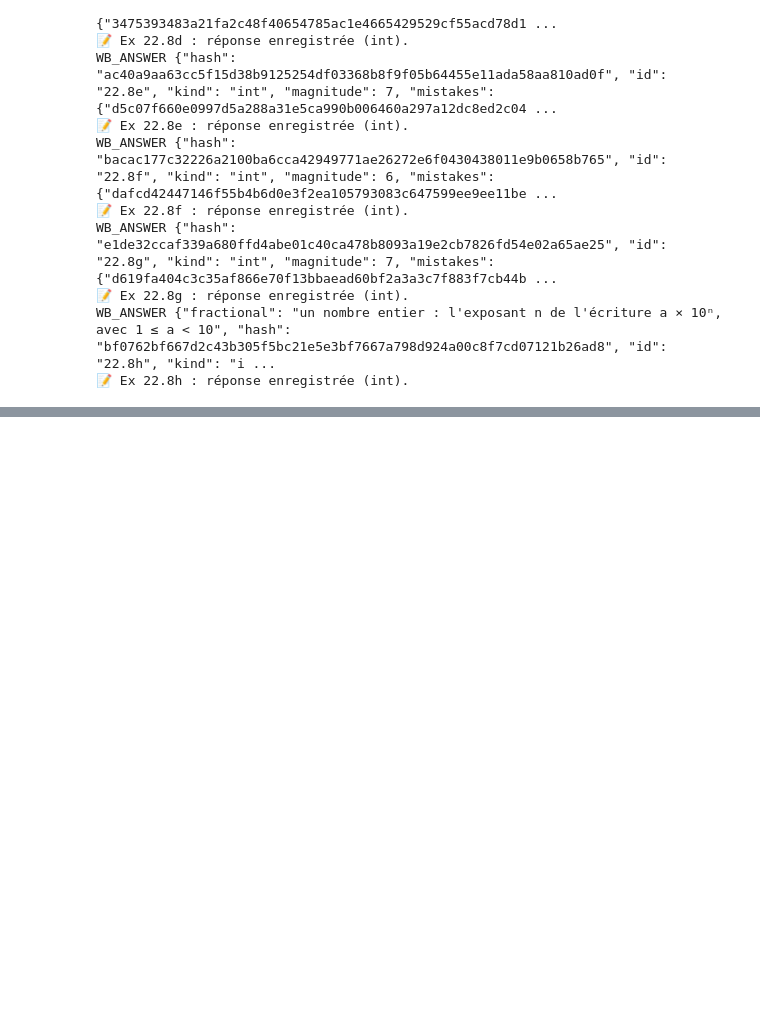
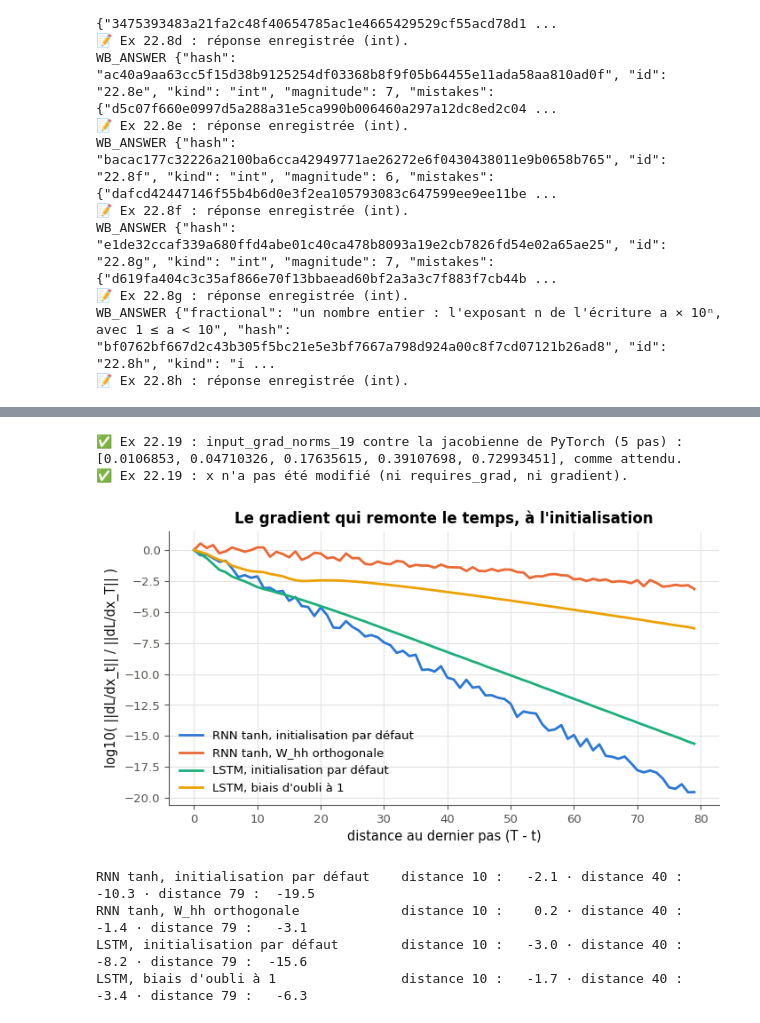
Before and after one commit to cemah2/workbookIA, a Jupyter notebook: chapitres/ch22_rnn/05_solutions.ipynb, the cells around one changed output, grey strips where cells are left out. Drawn from its saved outputs; the diff is of its cells as text; code cells hidden in the pictures; blank space fills up the shorter version.

```diff
--- a/chapitres/ch22_rnn/05_solutions.ipynb
+++ b/chapitres/ch22_rnn/05_solutions.ipynb
@@ -628,0 +1173,64 @@ WB_ANSWER {"fractional": "un nombre entier : l'exposant n de l'écriture a × 10
+# %%
+def input_grad_norms_19(model, x):
+    """For a batch-first recurrent module (nn.RNN, nn.LSTM or nn.GRU) and inputs x of shape (N, T, D), return the
+    T norms ||dL/dx_t||, a NumPy array of shape (T,), where L = output[:, -1].sum() is the sum of the outputs of the
+    last step and the norm of step t is taken over the whole slice dL/dx[:, t, :]. x itself is left unchanged."""
+    inputs = x.detach().clone().requires_grad_(True)      # a leaf of its own: x keeps no gradient
+    output, _ = model(inputs)
+    output[:, -1].sum().backward()
+    return inputs.grad.norm(dim=(0, 2)).numpy()           # one norm per time step, over the batch and the features
+
+
+grads_ok_19 = False
+with checked("22.19"):
+    torch.manual_seed(2219)
+    small_19 = nn.RNN(3, 4, batch_first=True)
+    x_small_19 = torch.randn(2, 5, 3)
+    jacobian_19 = torch.autograd.functional.jacobian(lambda inputs: small_19(inputs)[0][:, -1].sum(), x_small_19)
+    got_19 = input_grad_norms_19(small_19, x_small_19)
+    if returned("22.19", "input_grad_norms_19", got_19):
+        grads_ok_19 = same("22.19", "input_grad_norms_19 contre la jacobienne de PyTorch (5 pas)", got_19,
+                           jacobian_19.norm(dim=(0, 2)), rtol=1e-5, atol=1e-8)
+        verdict("22.19", not x_small_19.requires_grad and x_small_19.grad is None,
+                "x n'a pas été modifié (ni requires_grad, ni gradient).",
+                "input_grad_norms_19 a modifié x (requires_grad ou .grad) : travaille sur une copie détachée.")
+# %% [output]
+✅ Ex 22.19 : input_grad_norms_19 contre la jacobienne de PyTorch (5 pas) : [0.0106853, 0.04710326, 0.17635615, 0.39107698, 0.72993451], comme attendu.
+✅ Ex 22.19 : x n'a pas été modifié (ni requires_grad, ni gradient).
+# %%
+if not grads_ok_19:
+    print("⏳ Ex 22.19 : l'expérience attend une input_grad_norms_19 juste.")
+else:
+    T_19, H_19 = 80, 32
+    torch.manual_seed(2219)
+    x_19 = torch.randn(16, T_19, 1)
+    rnn_19 = nn.RNN(1, H_19, batch_first=True)
+    rnn_orth_19 = nn.RNN(1, H_19, batch_first=True)
+    nn.init.orthogonal_(rnn_orth_19.weight_hh_l0)                  # every singular value of W_hh equals 1
+    lstm_19 = nn.LSTM(1, H_19, batch_first=True)
+    lstm_open_19 = nn.LSTM(1, H_19, batch_first=True)
+    lstm_open_19.load_state_dict(lstm_19.state_dict())
+    with torch.no_grad():
+        lstm_open_19.bias_ih_l0[H_19:2 * H_19] = 1.0               # forget gate bias: 1 in total (fiche §22.7.2)
+        lstm_open_19.bias_hh_l0[H_19:2 * H_19] = 0.0
+    curves_19 = {"RNN tanh, initialisation par défaut": rnn_19, "RNN tanh, W_hh orthogonale": rnn_orth_19,
+                 "LSTM, initialisation par défaut": lstm_19, "LSTM, biais d'oubli à 1": lstm_open_19}
+    fig, ax = plt.subplots(figsize=(8, 4))
+    decay_19 = {}
+    for name_19, model_19 in curves_19.items():
+        norms_19 = np.asarray(input_grad_norms_19(model_19, x_19))[::-1]      # distance 0 = the last step
+        decay_19[name_19] = np.log10(norms_19 / norms_19[0])
+        ax.plot(decay_19[name_19], label=name_19)
+    ax.set_xlabel("distance au dernier pas (T - t)")
+    ax.set_ylabel("log10( ||dL/dx_t|| / ||dL/dx_T|| )")
+    ax.set_title("Le gradient qui remonte le temps, à l'initialisation")
+    ax.legend()
+    plt.show()
+    for name_19, curve_19 in decay_19.items():
+        print(f"{name_19:38s} distance 10 : {curve_19[10]:6.1f} · distance 40 : {curve_19[40]:6.1f} · distance 79 : {curve_19[79]:6.1f}")
+# %% [output]
+[figure, added]
+RNN tanh, initialisation par défaut    distance 10 :   -2.1 · distance 40 :  -10.3 · distance 79 :  -19.5
+RNN tanh, W_hh orthogonale             distance 10 :    0.2 · distance 40 :   -1.4 · distance 79 :   -3.1
+LSTM, initialisation par défaut        distance 10 :   -3.0 · distance 40 :   -8.2 · distance 79 :  -15.6
+LSTM, biais d'oubli à 1                distance 10 :   -1.7 · distance 40 :   -3.4 · distance 79 :   -6.3
```
Also changed, not shown: parts of 79 cells of this notebook, 6 other files.
